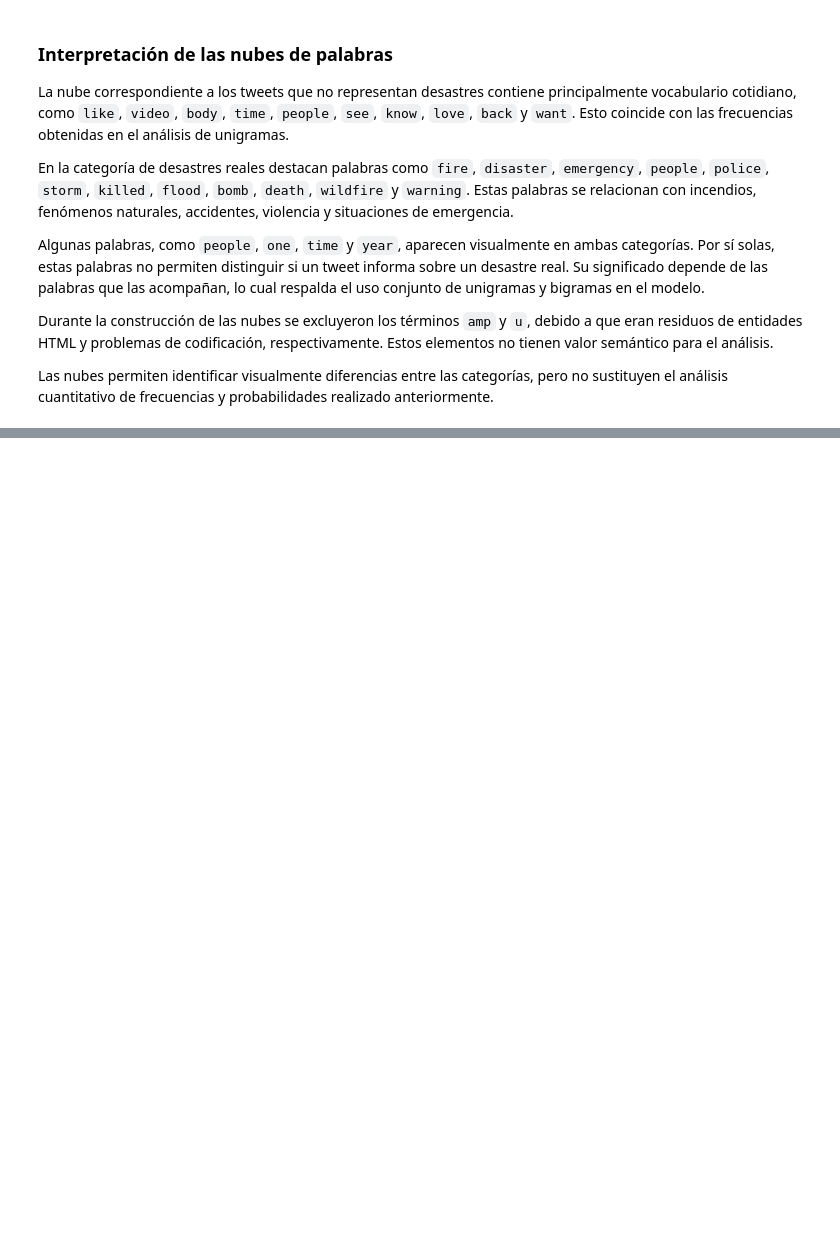
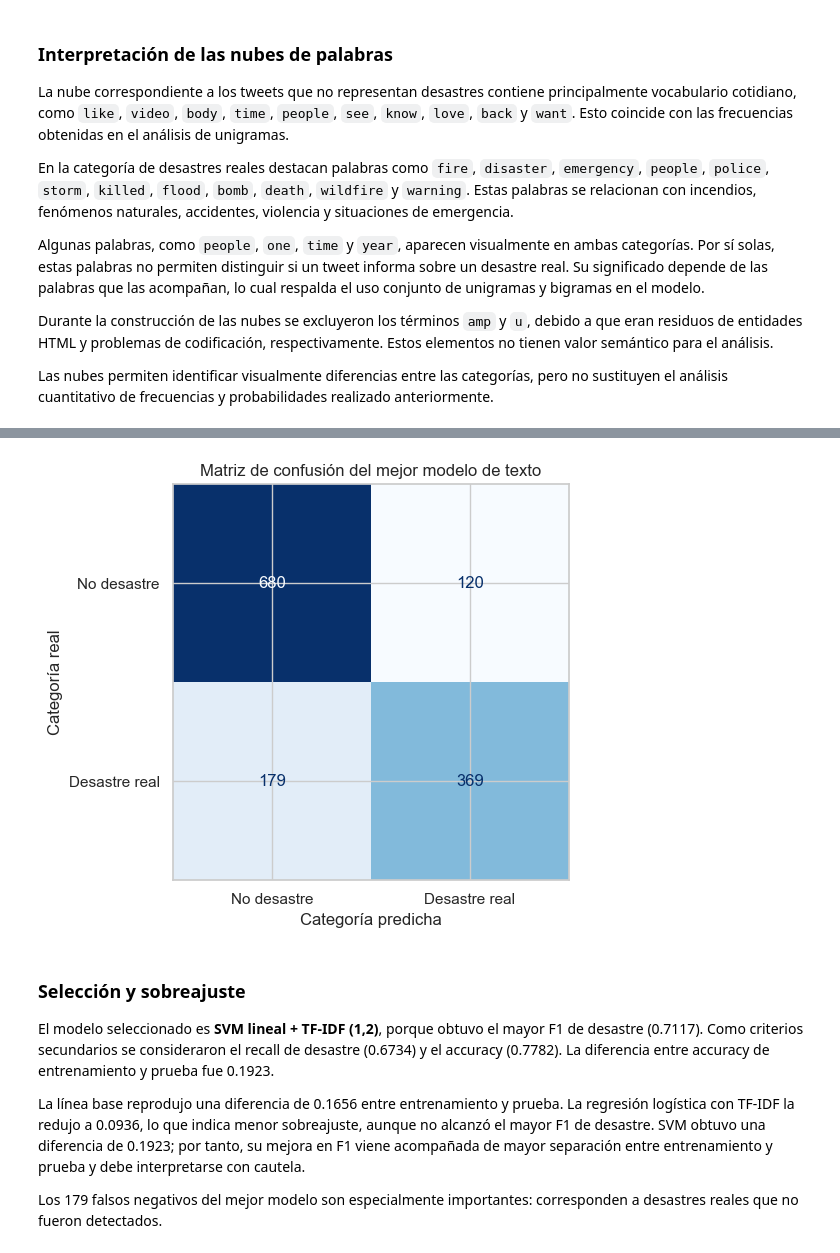
Before and after one commit to tismajo/CC3084-Laboratorio5, a Jupyter notebook: Laboratorio5.ipynb, the cells around one changed output, grey strips where cells are left out. Saved outputs shown, nothing was run; the diff lists cells and outputs as text; code cells hidden in the pictures; blank space fills up the shorter version.

```diff
--- a/Laboratorio5.ipynb
+++ b/Laboratorio5.ipynb
@@ -761,17 +750,0 @@ Para evitar fuga de información, el vectorizador se ajustó únicamente con los
-# %%
-X = df_text["clean_text"]
-y = df_text["target"]
-
-X_train_text, X_test_text, y_train, y_test = (
-    train_test_split(
-        X,
-        y,
-        test_size=0.20,
-        random_state=42,
-        stratify=y
-    )
-)
-
-print("Tweets totales:", len(X))
-print("Tweets de entrenamiento:", len(X_train_text))
-print("Tweets de prueba:", len(X_test_text))
@@ -1029,0 +898,42 @@ A pesar del sobreajuste, el modelo es apropiado como resultado preliminar. Para
+# %%
+fig, eje = plt.subplots(figsize=(6, 5))
+ConfusionMatrixDisplay.from_predictions(
+    target_prueba,
+    prediccion_mejor_texto,
+    display_labels=["No desastre", "Desastre real"],
+    cmap="Blues",
+    colorbar=False,
+    ax=eje,
+)
+eje.set_title("Matriz de confusión del mejor modelo de texto")
+eje.set_xlabel("Categoría predicha")
+eje.set_ylabel("Categoría real")
+plt.tight_layout()
+plt.show()
+
+fila_mejor = tabla_modelos.iloc[0]
+matriz_mejor = confusion_matrix(target_prueba, prediccion_mejor_texto)
+falsos_negativos = int(matriz_mejor[1, 0])
+tabla_por_nombre = tabla_modelos.set_index("modelo")
+diferencia_base = tabla_por_nombre.loc["Regresión logística + Count (1,2)", "diferencia entrenamiento-prueba"]
+diferencia_tfidf = tabla_por_nombre.loc["Regresión logística + TF-IDF (1,2)", "diferencia entrenamiento-prueba"]
+diferencia_svm = tabla_por_nombre.loc["SVM lineal + TF-IDF (1,2)", "diferencia entrenamiento-prueba"]
+display(Markdown(f'''
+### Selección y sobreajuste
+
+El modelo seleccionado es **{nombre_mejor_modelo}**, porque obtuvo el mayor F1 de desastre ({fila_mejor['F1 desastre']:.4f}). Como criterios secundarios se consideraron el recall de desastre ({fila_mejor['recall desastre']:.4f}) y el accuracy ({fila_mejor['accuracy']:.4f}). La diferencia entre accuracy de entrenamiento y prueba fue {fila_mejor['diferencia entrenamiento-prueba']:.4f}.
+
+La línea base reprodujo una diferencia de {diferencia_base:.4f} entre entrenamiento y prueba. La regresión logística con TF-IDF la redujo a {diferencia_tfidf:.4f}, lo que indica menor sobreajuste, aunque no alcanzó el mayor F1 de desastre. SVM obtuvo una diferencia de {diferencia_svm:.4f}; por tanto, su mejora en F1 viene acompañada de mayor separación entre entrenamiento y prueba y debe interpretarse con cautela.
+
+Los {falsos_negativos} falsos negativos del mejor modelo son especialmente importantes: corresponden a desastres reales que no fueron detectados.
+'''))
+# %% [output]
+[figure, added]
+
+### Selección y sobreajuste
+
+El modelo seleccionado es **SVM lineal + TF-IDF (1,2)**, porque obtuvo el mayor F1 de desastre (0.7117). Como criterios secundarios se consideraron el recall de desastre (0.6734) y el accuracy (0.7782). La diferencia entre accuracy de entrenamiento y prueba fue 0.1923.
+
+La línea base reprodujo una diferencia de 0.1656 entre entrenamiento y prueba. La regresión logística con TF-IDF la redujo a 0.0936, lo que indica menor sobreajuste, aunque no alcanzó el mayor F1 de desastre. SVM obtuvo una diferencia de 0.1923; por tanto, su mejora en F1 viene acompañada de mayor separación entre entrenamiento y prueba y debe interpretarse con cautela.
+
+Los 179 falsos negativos del mejor modelo son especialmente importantes: corresponden a desastres reales que no fueron detectados.
```
Also changed, not shown: parts of 19 cells of this notebook.
